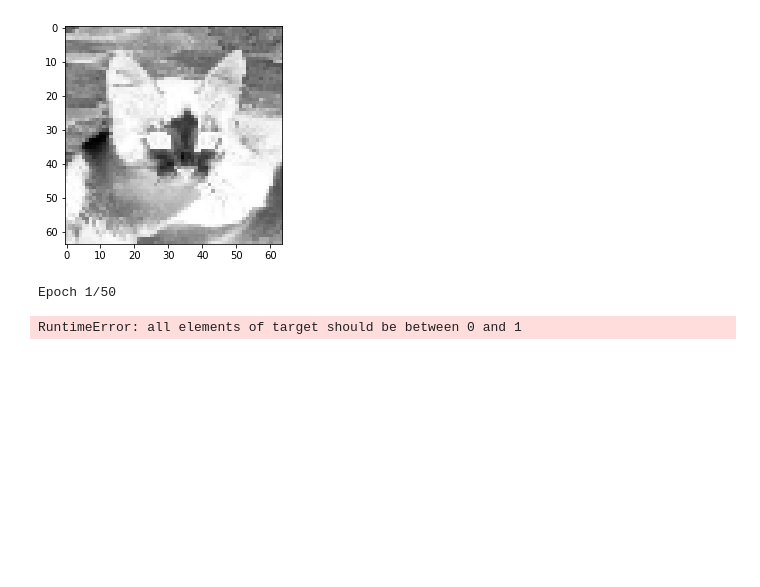
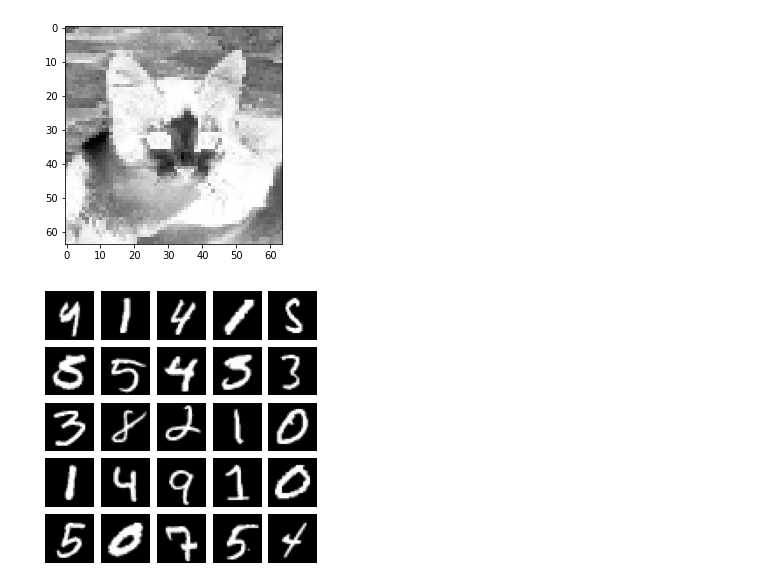
Before and after one commit to GigiML/RD_project, a Jupyter notebook: vae.ipynb, the cells around one changed output. Saved outputs shown, nothing was run; the diff lists cells and outputs as text; code cells hidden in the pictures; blank space fills up the shorter version.

Commit message:
[FMU] MODIFIED : redid the vae with an another exemple (but now it does work with MNIST)

```diff
--- a/vae.ipynb
+++ b/vae.ipynb
@@ -333,9 +43,0 @@ test_loader = torch.utils.data.DataLoader(
-# %%
-prev_updates = 0
-for epoch in range(num_epochs):
-    print(f'Epoch {epoch+1}/{num_epochs}')
-    prev_updates = train(model, train_loader, optimizer, prev_updates, writer=writer)
-    test(model, test_loader, prev_updates, writer=writer)
-# %% [output]
-Epoch 1/50
-RuntimeError: all elements of target should be between 0 and 1
@@ -343,0 +44,33 @@ data.to_csv("chat.csv")
+# %%
+# create a transofrm to apply to each datapoint
+transform = transforms.Compose([transforms.ToTensor()])
+
+# download the MNIST datasets
+path = '~/datasets'
+train_dataset = MNIST(path, transform=transform, download=True)
+test_dataset  = MNIST(path, transform=transform, download=True)
+
+# create train and test dataloaders
+batch_size = 100
+train_loader = DataLoader(dataset=train_dataset, batch_size=batch_size, shuffle=True)
+test_loader = DataLoader(dataset=test_dataset, batch_size=batch_size, shuffle=False)
+
+device = torch.device("cuda" if torch.cuda.is_available() else "cpu")
+# %%
+# get 25 sample training images for visualization
+dataiter = iter(train_loader)
+image = next(dataiter)
+
+num_samples = 25
+sample_images = [image[0][i,0] for i in range(num_samples)]
+
+fig = plt.figure(figsize=(5, 5))
+grid = ImageGrid(fig, 111, nrows_ncols=(5, 5), axes_pad=0.1)
+
+for ax, im in zip(grid, sample_images):
+    ax.imshow(im, cmap='gray')
+    ax.axis('off')
+
+plt.show()
+# %% [output]
+[figure, added]
```
Also changed, not shown: parts of 30 cells of this notebook.
